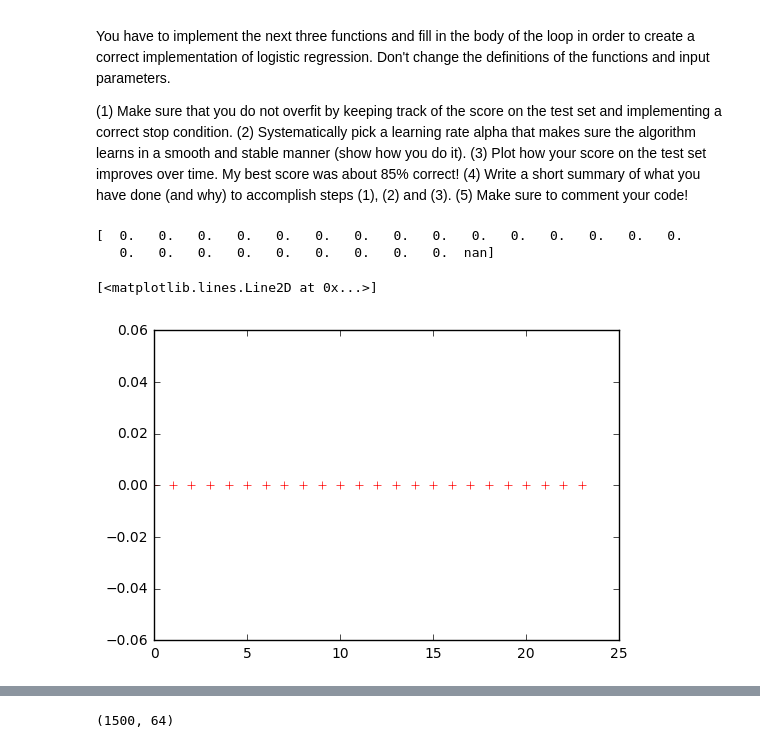
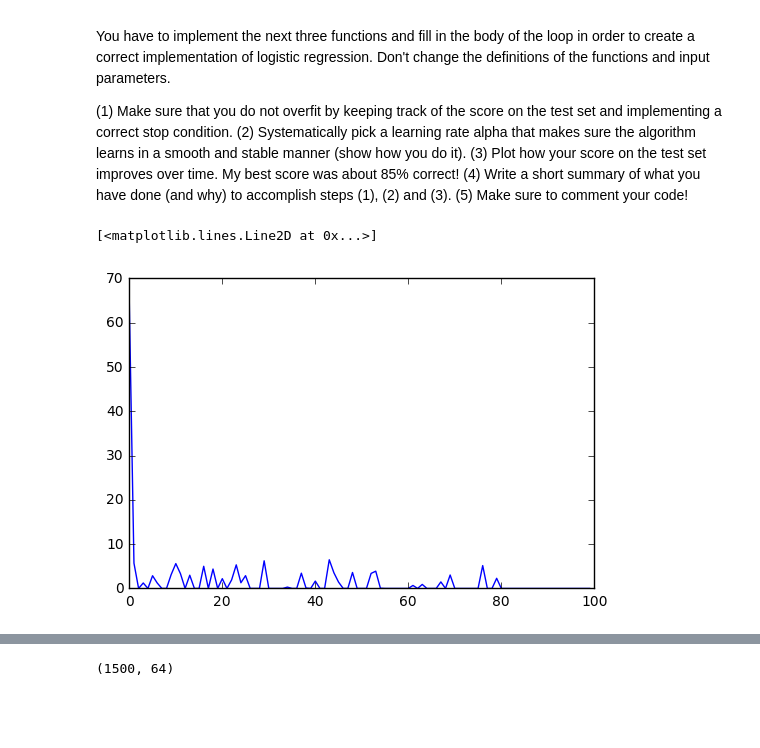
Before and after one commit to Mahdiazhari/Machine-Learning, a Jupyter notebook: Temp Folder/gradedAss1-1.ipynb, the cells around one changed output, grey strips where cells are left out. Cells and saved outputs as stored; diff of their text form; code cells hidden in the pictures; blank space fills up the shorter version.

```diff
--- a/Temp Folder/gradedAss1-1.ipynb
+++ b/Temp Folder/gradedAss1-1.ipynb
@@ -75,16 +76,30 @@ def prediction_function(x,theta):
 #Use the output of that function to compute the cost function J:
 def cost_function(x_predict,y):
     m = len(y)
-    return (1/m)*(dot((-y).T,log(x_predict)) - dot((1-y).T,log(1-x_predict)))
+    #x_predict[x_predict == 1] = 0.99999999999999999999999
+    former = dot((-y).T,log(x_predict))
+    latter = dot((1-y).T,log(1-x_predict))
+    if (len(x_predict[x_predict == 1])):
+            latter = 0
+            #print(former)
+            #print(latter)
+    if (len(x_predict[x_predict == 0])):
+            former = 0
+            #print(former)
+            #print(latter)
+    return (1/m)*(former - latter )
 # %%
 #Create a function that returns the gradient values, given h (x_predict), y and x:
 def compute_gradient(x_predict, y, x):
-    gradient = (1/len(x))*dot(x.T,(x_predict-y).T)
+    #x =64,1
+    #y = 10,1
+    #xpredict = 10,1
+    gradient = (1/len(x))*outer(x.T,(x_predict-y).T)
     return gradient
 # %%
 #Choose a suitable learning rate
-alpha = 0.01
-iterations = 25
+alpha = 0.5 # high alphas
+iterations = 100
 theta = np.zeros((64,10))
 
 #It is important to check that you're not overfitting by testing your prediction on a testset
@@ -99,46 +114,46 @@ target_test = digits.target[1500:]
 #Try to save the output of the cost function at each iteration and plot it at the end
 
 #training iteration
+cost_iterations = np.zeros(iterations)
 for i in range(iterations):
-    cost_iterations = np.zeros(iterations)
     cost_j = 0
     for j in range(x.shape[0]):
         x_predict = prediction_function(x[j,:].T,theta) #x_predict dim = 10,1 is (10,)??
         #print(shape(x_predict)) #extra functions to see things.
         y = np.zeros(10)
         y[target[j]] = 1
         cost_j +=cost_function(x_predict,y)
+        #print(cost_j)
         #print(cost_function(x_predict,y))
         x_predict = reshape(x_predict,(10,1))
         dtheta = compute_gradient(x_predict,reshape(y,(10,1)),reshape(x[j,:],(1,64)))
+        #print(shape(dtheta))
         theta = theta - alpha*dtheta
     cost_iterations[i] = cost_j
-print (cost_iterations)
-iteration_array = list(range(25))
-plt.plot(iteration_array,cost_iterations,'r+')
-
+#print (cost_iterations)
+iteration_array = list(range(iterations))
+plt.plot(iteration_array,cost_iterations)
+#print(theta)
 #plt.plot(x,prediction_function(x.T,theta))
 #plt.plot(x,y,'o')
 #plt.show()
 
 
 # for i in range(iterations):
 #     for j in range(x.shape[0]):
 
 #         x_predict = prediction_function(x[j,:].T,theta)
 #         y = np.zeros(10)
 #         y[target[j]] = 1
 
 #         cost_function(x_predict,y)
 
 # #In Andrew Ng's presentation he says that y needs to be 1 or 0.
 # #You can use the following example code in the inner loop of your implementation
 # y = np.zeros(10) #First create a y vector with only zeros
 # y[target[j]] = 1 #Then set the right class equal to 1
 # %% [output]
-[  0.   0.   0.   0.   0.   0.   0.   0.   0.   0.   0.   0.   0.   0.   0.
-   0.   0.   0.   0.   0.   0.   0.   0.   0.  nan]
+[<matplotlib.lines.Line2D at 0x...>]
-[<matplotlib.lines.Line2D at 0x...>]
-[figure, old version]
+[figure, new version]
 # %%
 #testing iteration
```
Also changed, not shown: parts of 7 cells of this notebook.
